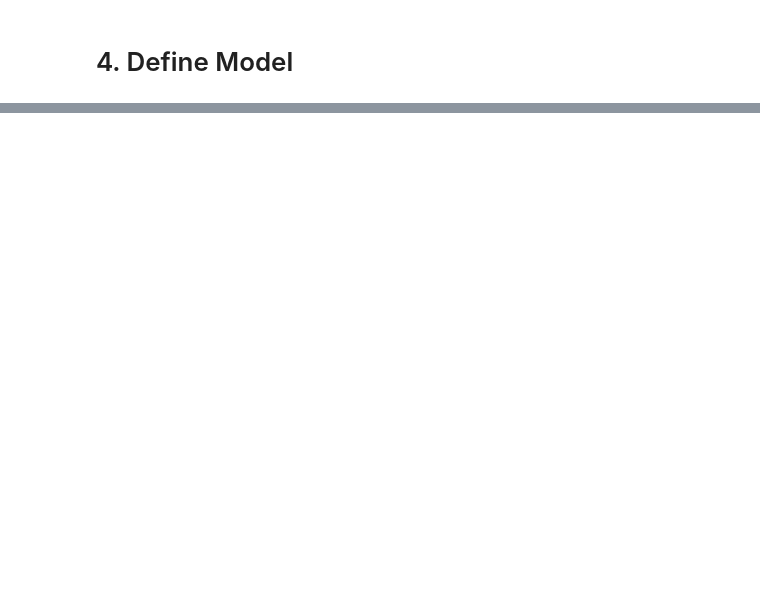
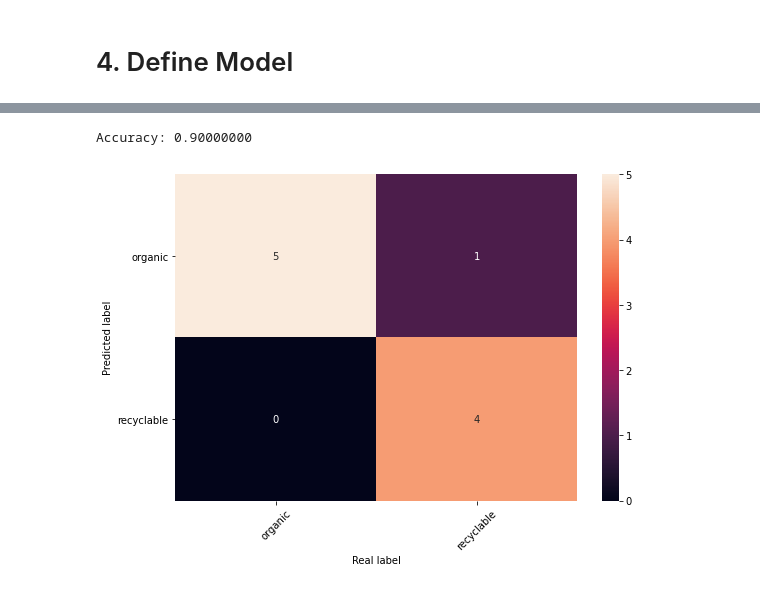
Before and after one commit to nicknagi/APS360, a Jupyter notebook: DemoAPS360.ipynb, the cells around one changed output, grey strips where cells are left out. Cells and saved outputs as stored; diff of their text form; code cells hidden in the pictures; blank space fills up the shorter version.

```diff
--- a/DemoAPS360.ipynb
+++ b/DemoAPS360.ipynb
@@ -134,7 +124,7 @@ unzip_data(train=False)
 # %% [markdown]
 # 2. Split Data
 # %%
-def create_dataset(train=True):
+def create_dataset(demo=True):
     """ Load data from file system and create a dataset
     Args:
         train: choose between training set and test set
@@ -149,10 +139,12 @@ def create_dataset(train=True):
                                         transforms.RandomRotation(35),
                                         transforms.ToTensor()])
 
-    return datasets.ImageFolder(test_data_dir, transform=data_transform)
+    if demo:
+        return datasets.ImageFolder(demo_data_dir, transform=data_transform)
+    else:
+        return datasets.ImageFolder(test_data_dir, transform=data_transform)
 
-def split_data(dataset, train=True, train_ratio=0.7, batch_size=25,
-                                                    seed=1000, shuffle=True):
+def split_data(dataset, batch_size=25, seed=1000, shuffle=True):
     """ Load data from dataset and split it into train/valid/test sets
     Args:
         dataset: dataset containing all data
@@ -184,15 +176,12 @@ def split_data(dataset, train=True, train_ratio=0.7, batch_size=25,
     if torch.cuda.is_available():
         pin_mem = True
 
-    # all data placed in test set
-    test_idx = indices
-    test_sampler = SubsetRandomSampler(test_idx)
+    sampler = SubsetRandomSampler(indices)
 
-    test_loader = DataLoader(dataset,
-                              batch_size=batch_size,
-                              sampler=test_sampler,
-                              num_workers=num_workers,
-                              pin_memory=pin_mem,
-                              prefetch_factor=prefetch_factor)
-
-    return test_loader
+    demo_loader = DataLoader(dataset,
+                            batch_size=batch_size,
+                            sampler=sampler,
+                            num_workers=num_workers,
+                            pin_memory=pin_mem,
+                            prefetch_factor=prefetch_factor)
+    return demo_loader
@@ -386,0 +402,5 @@ Accuracy: 0.92996419
+# %%
+plot_confusion_matrix(best_model, demo_loader)
+# %% [output]
+Accuracy: 0.90000000
+[figure, added]
```
Also changed, not shown: parts of 20 cells of this notebook.
